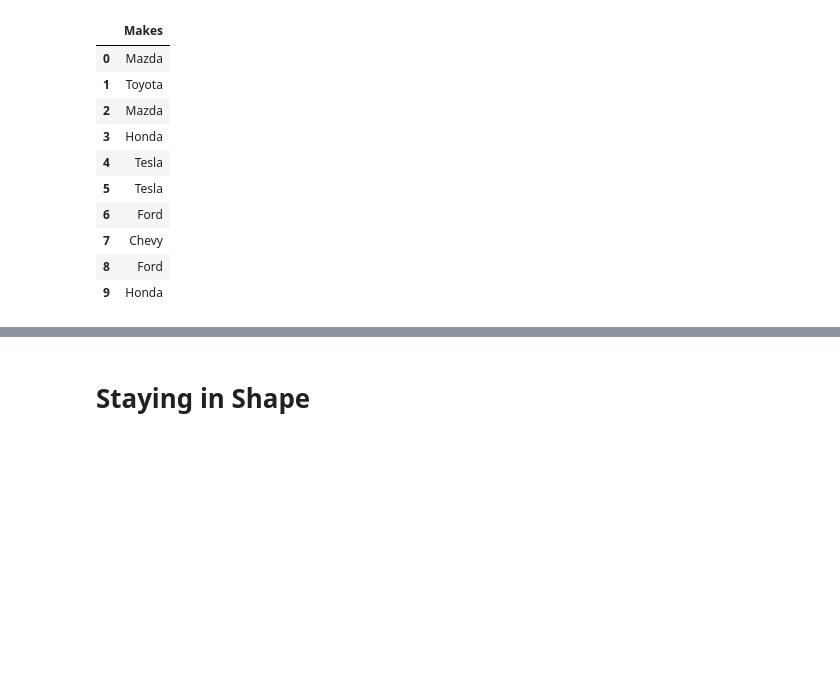
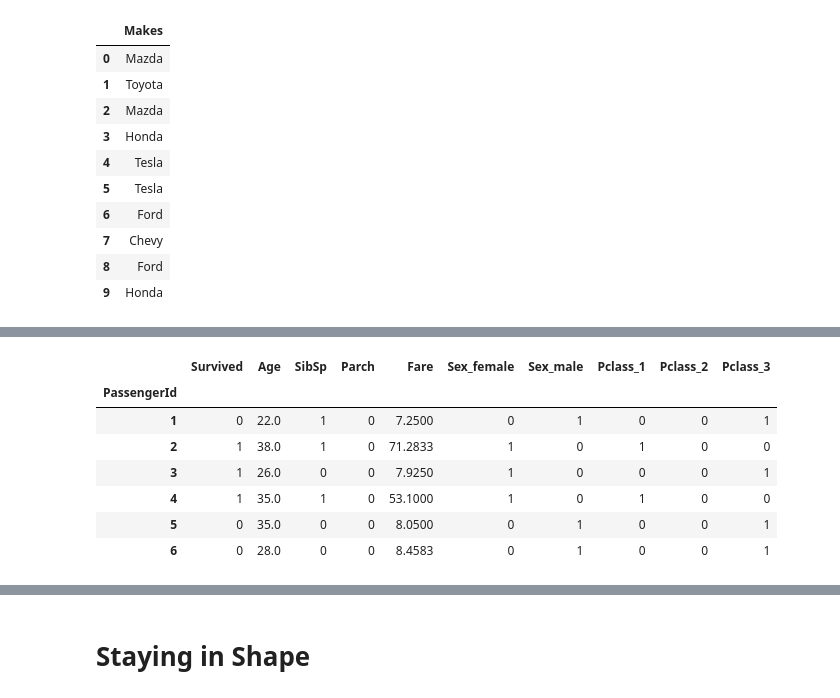
Before and after one commit to scarca/HelloML, a Jupyter notebook: Book.ipynb, the cells around one changed output, grey strips where cells are left out. Saved outputs shown, nothing was run; the diff lists cells and outputs as text; code cells hidden in the pictures; blank space fills up the shorter version.

```diff
--- a/Book.ipynb
+++ b/Book.ipynb
@@ -259,0 +405,15 @@ Sometimes a row will have missing values. Perhaps the user chose not to enter th
+# %%
+#Fortunately, Pandas makes it easy for us using the get_dummies() function
+train = pd.get_dummies(data=train, columns=["Sex", "Pclass"]) #There's no inplace for this,
+test = pd.get_dummies(data=test, columns=["Sex", "Pclass"])   #So we must overwrite train and test.
+
+train.head(6)
+# %% [output]
+|  | Survived | Age | SibSp | Parch | Fare | Sex_female | Sex_male | Pclass_1 | Pclass_2 | Pclass_3 |
+| PassengerId |  |  |  |  |  |  |  |  |  |  |
+| 1 | 0 | 22.0 | 1 | 0 | 7.2500 | 0 | 1 | 0 | 0 | 1 |
+| 2 | 1 | 38.0 | 1 | 0 | 71.2833 | 1 | 0 | 1 | 0 | 0 |
+| 3 | 1 | 26.0 | 0 | 0 | 7.9250 | 1 | 0 | 0 | 0 | 1 |
+| 4 | 1 | 35.0 | 1 | 0 | 53.1000 | 1 | 0 | 1 | 0 | 0 |
+| 5 | 0 | 35.0 | 0 | 0 | 8.0500 | 0 | 1 | 0 | 0 | 1 |
+| 6 | 0 | 28.0 | 0 | 0 | 8.4583 | 0 | 1 | 0 | 0 | 1 |
```
Also changed, not shown: parts of 21 cells of this notebook, 1 other file.
